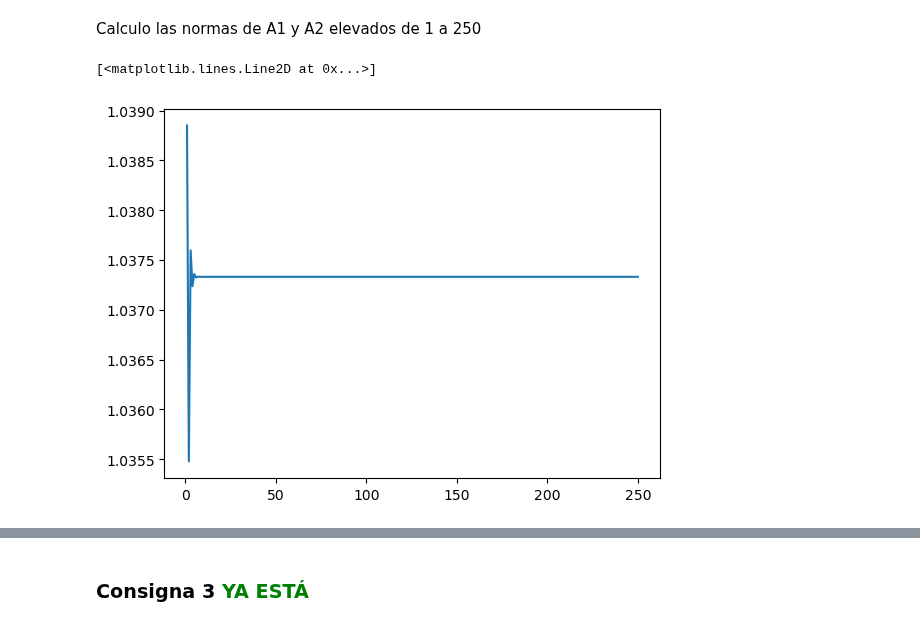
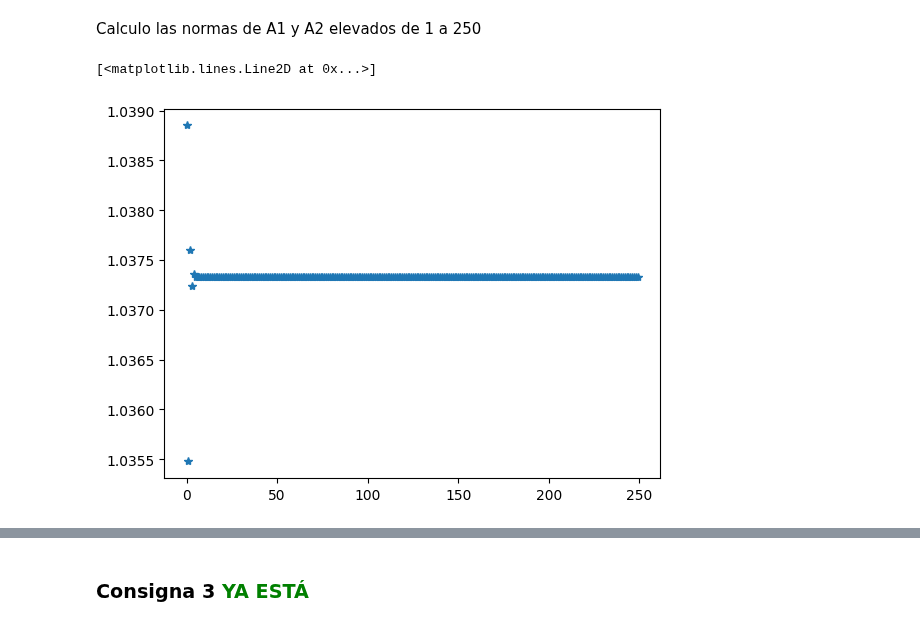
Before and after one commit to evaFomina/ALC_TP, a Jupyter notebook: Tiburones_ALC_TP2.ipynb, the cells around one changed output, grey strips where cells are left out. Drawn from its saved outputs; the diff is of its cells as text; code cells hidden in the pictures.

```diff
--- a/Tiburones_ALC_TP2.ipynb
+++ b/Tiburones_ALC_TP2.ipynb
@@ -293,6 +291,6 @@ arr=np.arange(1,251)
-# %%
-plt.plot(arr, a1)
-# %% [output]
-[<matplotlib.lines.Line2D at 0x...>]
-[figure, removed]
+# %%
+plt.plot(a1,"*")
+# %% [output]
+[<matplotlib.lines.Line2D at 0x...>]
+[figure, added]
 # %%
```
Also changed, not shown: parts of 30 cells of this notebook.
